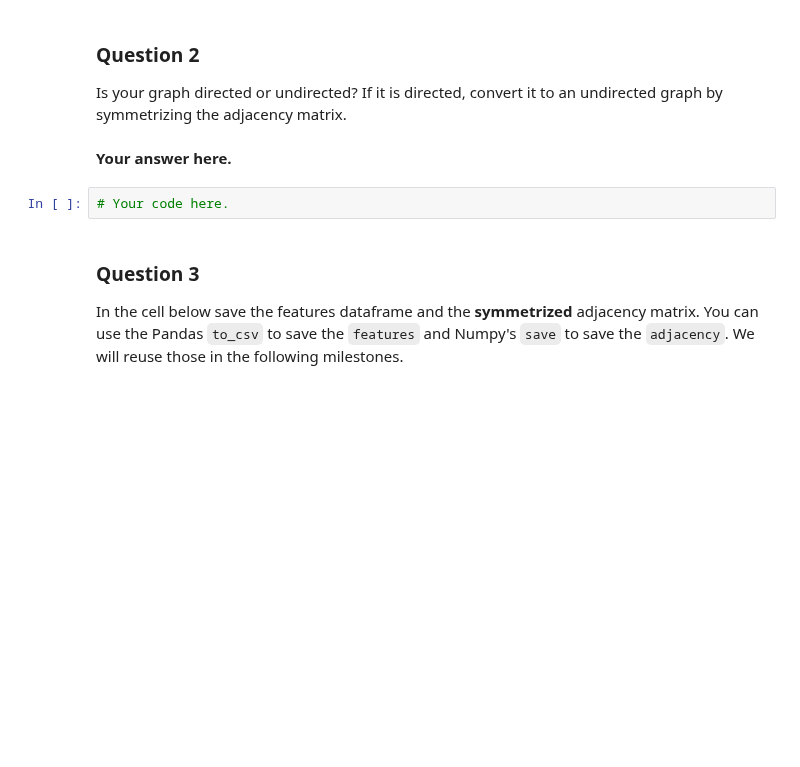
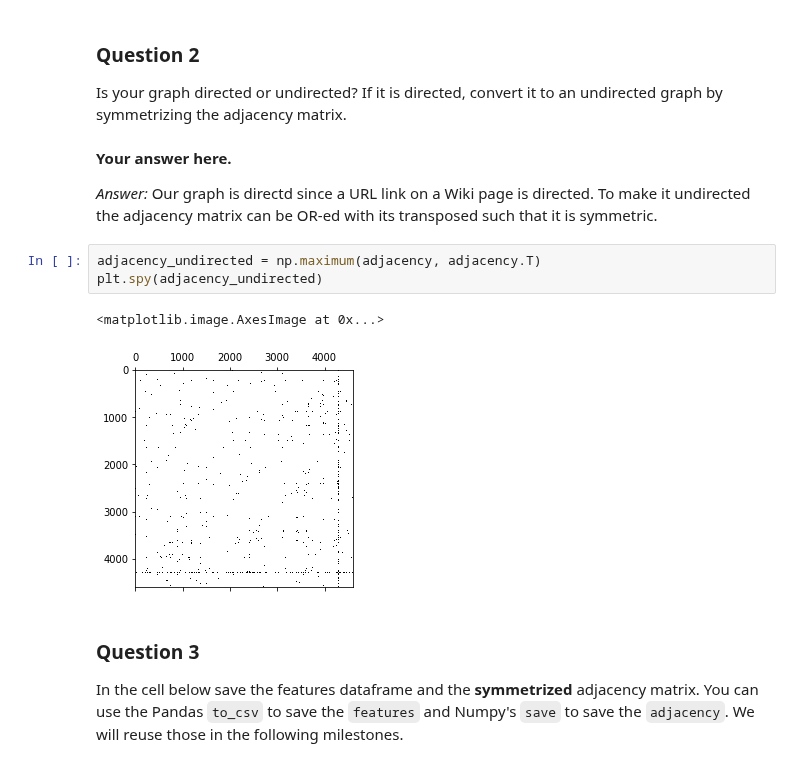
Before and after one commit to isabelaconstantin/wikinet, a Jupyter notebook: milestone1/1_network_properties.ipynb, the cells around one changed output. Cells and saved outputs as stored; diff of their text form; blank space fills up the shorter version.

```diff
--- a/milestone1/1_network_properties.ipynb
+++ b/milestone1/1_network_properties.ipynb
@@ -202,10 +200,18 @@ What is the maximum number of links $L_{max}$ in a network with $N$ nodes (where
 ### Question 2
 
 Is your graph directed or undirected? If it is directed, convert it to an undirected graph by symmetrizing the adjacency matrix.
-# %% [markdown]
-**Your answer here.**
-# %%
-# Your code here.
+# %% [markdown]
+**Your answer here.**
+
+*Answer:*
+Our graph is directd since a URL link on a Wiki page is directed.
+To make it undirected the adjacency matrix can be OR-ed with its transposed such that it is symmetric.
+# %%
+adjacency_undirected = np.maximum(adjacency, adjacency.T)
+plt.spy(adjacency_undirected)
+# %% [output]
+<matplotlib.image.AxesImage at 0x...>
+[figure, added]
 # %% [markdown]
 ### Question 3
 
```
Also changed, not shown: parts of 13 cells of this notebook.
